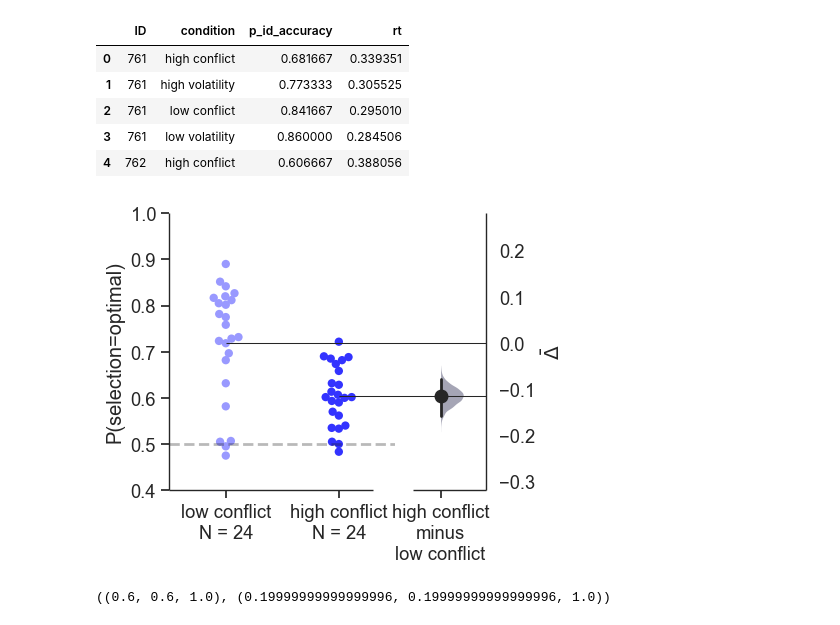
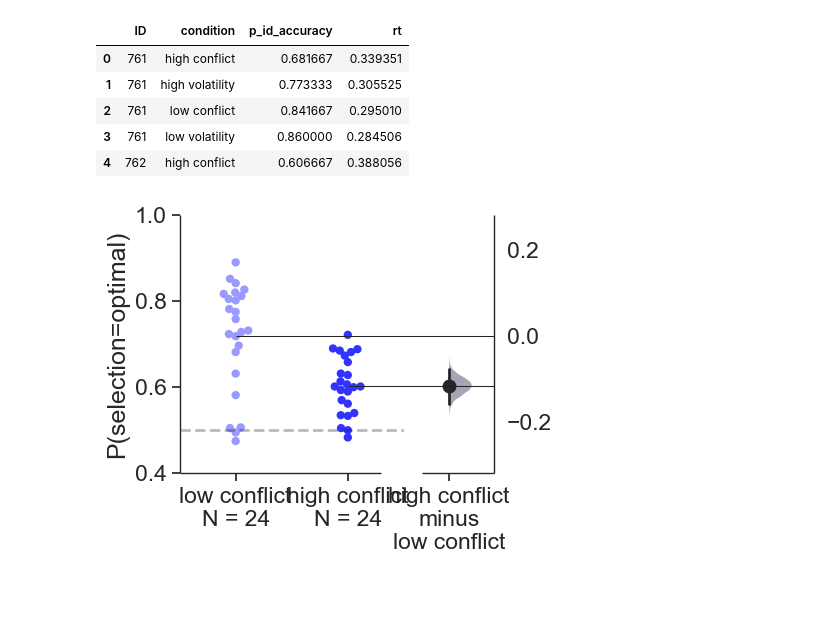
Before and after one commit to kalexandriabond/dynamic_decision_policy_reconfiguration, a Jupyter notebook: figure_nbs/loki_0_behavior.ipynb, the cells around one changed output. Drawn from its saved outputs; the diff is of its cells as text; code cells hidden in the pictures; blank space fills up the shorter version.

```diff
--- a/figure_nbs/loki_0_behavior.ipynb
+++ b/figure_nbs/loki_0_behavior.ipynb
@@ -12,7 +12,7 @@ import numpy as np
 data_path = ('/Users/67981492/Dropbox/loki_0/simple_rt_experiment_probabilityC/analysis/aggregated_data/')
 ls_obs_data = pd.read_csv(os.path.join(data_path,'combined_learning_sig_obs_data.csv'))
 
-fig_path = ('/Users/67981492/Dropbox/loki_0_0.5/pcb_submission_figures/')
+fig_path = ('/Users/67981492/Dropbox/loki_0_0.5/submission_figures/')
 # %%
 ls_obs_data.head()
 # %% [output]
@@ -102,7 +102,7 @@ def format_acc_plot(acc_obj, chance_acc=chance_acc):
     dark_rgb = rgba2rgb(rgba_color=dark_rgba)
 
     custom_palette = [light_rgb, dark_rgb]
-    sns.set(font_scale=1.2, style='whitegrid')  # crazy big
+    sns.set(font_scale=1.5, style='whitegrid')  # crazy big
 
 
 
@@ -111,8 +111,8 @@ def format_acc_plot(acc_obj, chance_acc=chance_acc):
                           swarm_ylim = (0.4, 1),
                            custom_palette=custom_palette,
                                    swarm_desat=1,
-                        contrast_label=r'$\bar{\Delta}$',
-
+#                         contrast_label=r'$\bar{\Delta}$',
+contrast_label='',
 
                          halfviolin_desat=0.1,
 
@@ -122,12 +122,14 @@ def format_acc_plot(acc_obj, chance_acc=chance_acc):
     contrast_axes = acc_f.axes[1]
 
 #     contrast_axes.set_ylim(-0.3,0.3)
+#     contrast_axes.set_yticks(np.arange(-0.3, 0.3, ))
+
 
     rawswarm_axes.axhline(linewidth=2, color='k',
                           y=chance_acc, ls='dashed', alpha=0.3)
 
 
-    return acc_f, light_rgb, dark_rgb
+    return acc_f
 # %%
 def format_rt_plot(rt_obj,
                    custom_palette=['cornflowerblue','mediumblue']):
@@ -178,16 +183,10 @@ def format_rt_plot(rt_obj,
 
     return rt_f
 # %%
-
-
-conf_acc_f, light_rgb, dark_rgb = format_acc_plot(conf_acc_obj)
+conf_acc_f = format_acc_plot(conf_acc_obj)
 conf_acc_f.savefig(os.path.join(fig_path, 'loki0_conf_acc.png'), dpi=600, bbox_inches='tight', transparent=0)
 # %% [output]
-[figure, old version]
+[figure, new version]
-# %%
-light_rgb, dark_rgb
-# %% [output]
-((0.6, 0.6, 1.0), (0.19999999999999996, 0.19999999999999996, 1.0))
 # %%
 vol_acc_f = format_acc_plot(vol_acc_obj)
 vol_acc_f.savefig(os.path.join(fig_path, 'loki0_vol_acc.png'),dpi=600, bbox_inches='tight', transparent=0)
```
Also changed, not shown: parts of 8 cells of this notebook.
